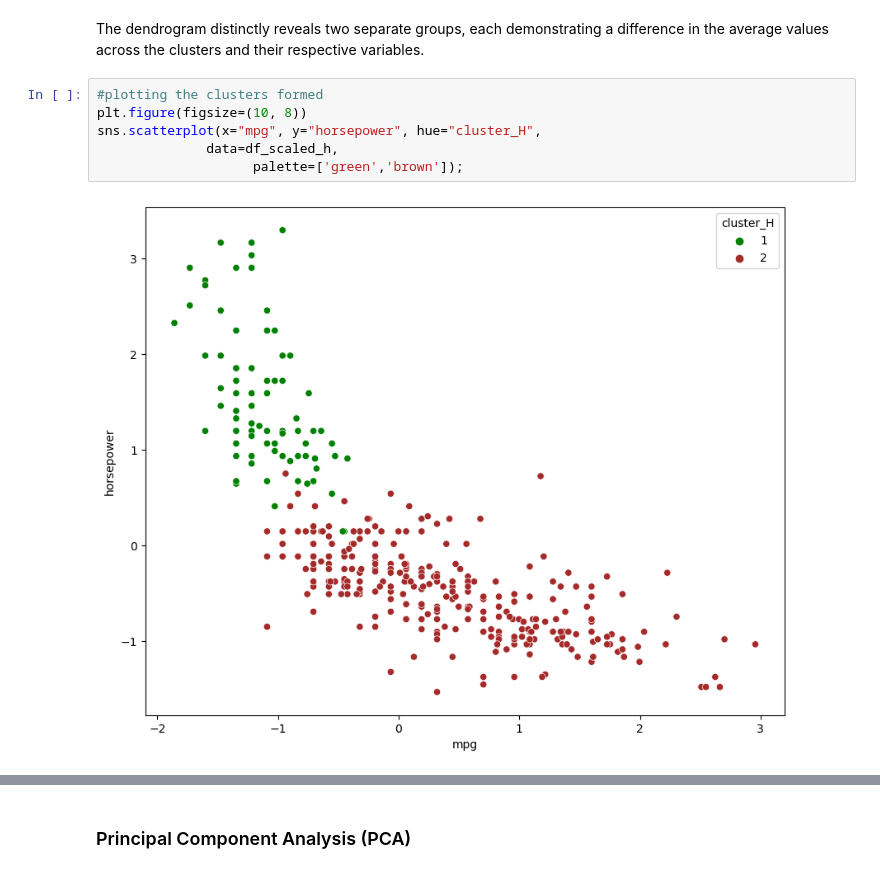
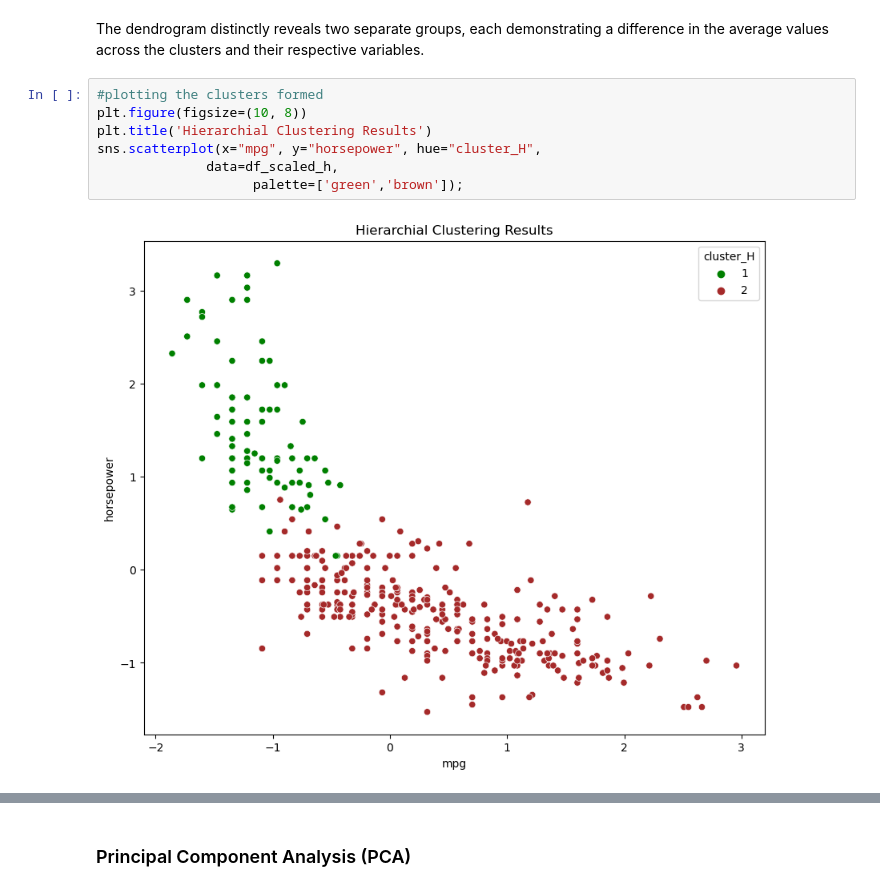
Before and after one commit to Amey1398/Unveiling-Efficiency-Patterns-in-Automobiles, a Jupyter notebook: code.ipynb, the cells around one changed output, grey strips where cells are left out. Drawn from its saved outputs; the diff is of its cells as text.

```diff
--- a/code.ipynb
+++ b/code.ipynb
@@ -531,11 +531,12 @@ The dendrogram distinctly reveals two separate groups, each demonstrating a diff
 # %%
 #plotting the clusters formed
 plt.figure(figsize=(10, 8))
+plt.title('Hierarchial Clustering Results')
 sns.scatterplot(x="mpg", y="horsepower", hue="cluster_H",
               data=df_scaled_h,
                     palette=['green','brown']);
 # %% [output]
-[figure, old version]
+[figure, new version]
 # %%
 #plotting the clusters formed
 plt.figure(figsize=(10, 8))
```
Also changed, not shown: parts of 3 cells of this notebook.
